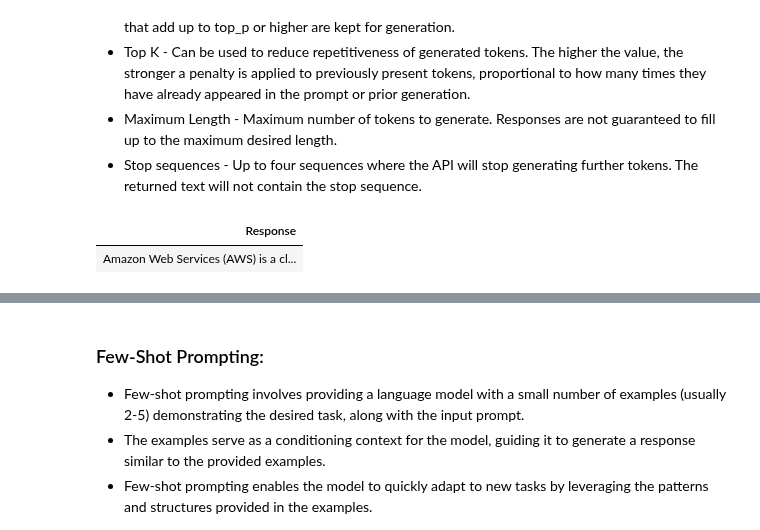
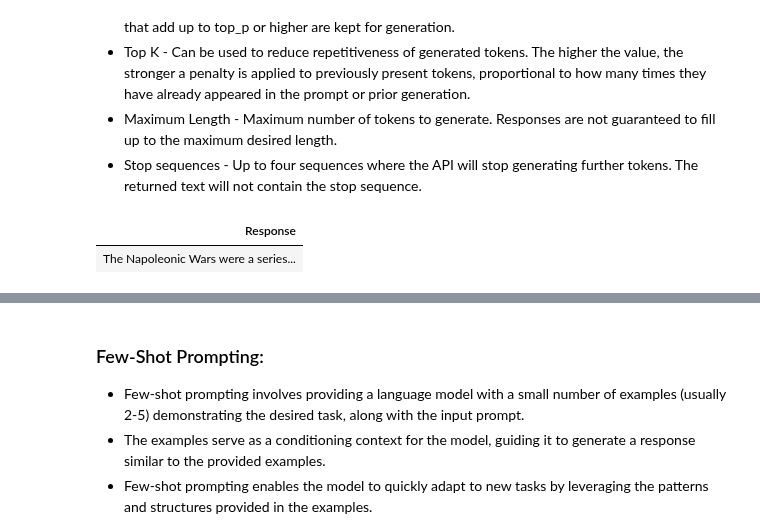
Before and after one commit to aws-samples/mistral-on-aws, a Jupyter notebook: notebooks/mistral_large_getting_started_101.ipynb, the cells around one changed output, grey strips where cells are left out. Saved outputs shown, nothing was run; the diff lists cells and outputs as text; code cells hidden in the pictures.

```diff
--- a/notebooks/mistral_large_getting_started_101.ipynb
+++ b/notebooks/mistral_large_getting_started_101.ipynb
@@ -77,24 +68,24 @@ The Mistral AI models have the following [inference parameters](https://docs.aws
 - Stop sequences - Up to four sequences where the API will stop generating further tokens. The returned text will not contain the stop sequence.
 # %%
 
-prompt = "What is Amazon Web Services?"
+prompt = "What is the history behind the Napoleonic Wars?"
 body = json.dumps({
-            "temperature": 1.0,
-            "max_tokens": 128,
+            "temperature": 0.0,
+            "max_tokens": 514,
             "prompt": prompt,
             "stop":["</s>"]
 
         })
 response = bedrock.invoke_model(
     body = body,
     modelId = model_id
 )
 
 response_body = json.loads(response.get("body").read())
 df = pd.DataFrame(
     {"Response": [response_body['outputs'][0]['text'].replace("\n", " ")]}
     )
 display_html(df.to_html(index=False), raw=True)
 # %% [output]
 | Response |
-| Amazon Web Services (AWS) is a cl... |
+| The Napoleonic Wars were a series... |
```
Also changed, not shown: parts of 35 cells of this notebook.
